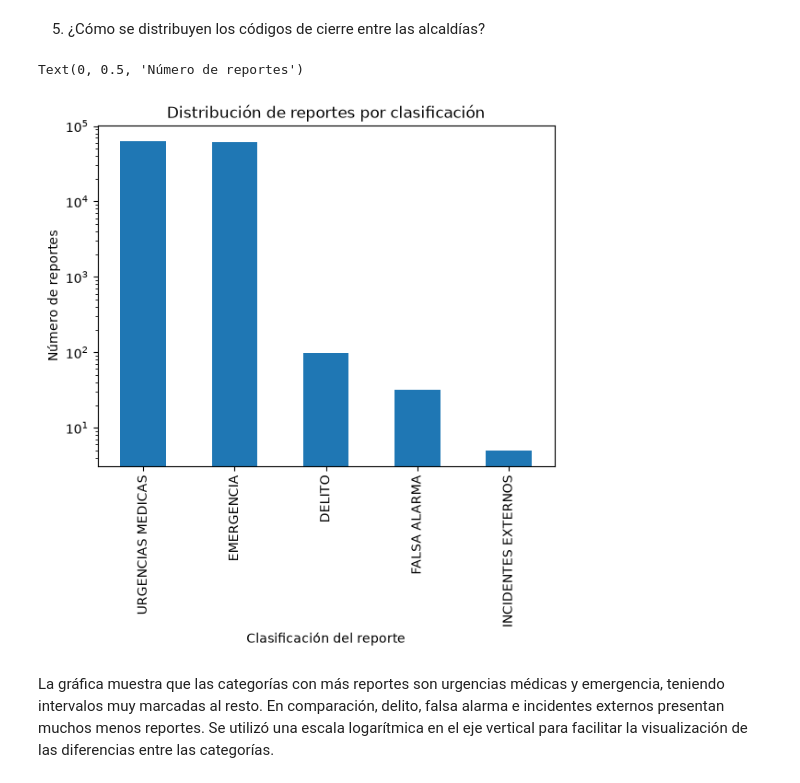
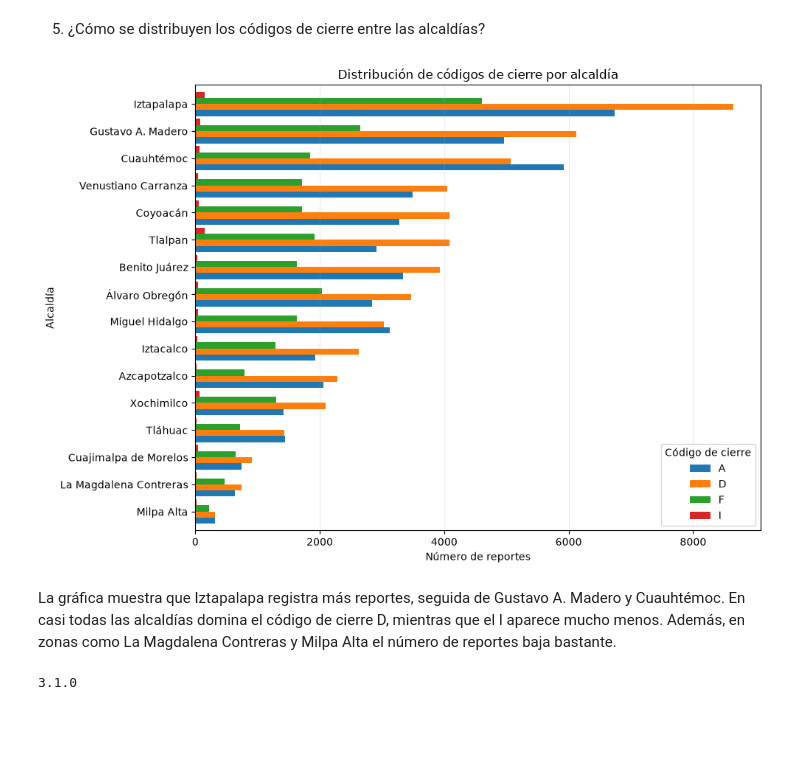
Before and after one commit to A01595270/ds-project-team5, a Jupyter notebook: notebooks/nb02_preguntas_visualizaciones.ipynb, the cells around one changed output. Cells and saved outputs as stored; diff of their text form; code cells hidden in the pictures; blank space fills up the shorter version.

```diff
--- a/notebooks/nb02_preguntas_visualizaciones.ipynb
+++ b/notebooks/nb02_preguntas_visualizaciones.ipynb
@@ -139,11 +145,23 @@ conteo_clasificacion = df["clas_con_f_alarma"].value_counts()
-# %%
-conteo_clasificacion.plot(kind="bar") # kind=bar: crear las barras para comparara las categorías
-plt.yscale("log") #cambia a escala log
-plt.title("Distribución de reportes por clasificación")
-plt.xlabel("Clasificación del reporte")
-plt.ylabel("Número de reportes")
-# %% [output]
-Text(0, 0.5, 'Número de reportes')
-[figure, removed]
+# %%
+tabla_cierre = pd.crosstab(df["alcaldia_catalogo"], df["codigo_cierre"])
+# %%
+tabla_cierre_ordenada = tabla_cierre.loc[
+    tabla_cierre.sum(axis=1).sort_values().index
+]
+tabla_cierre_ordenada.plot(kind="barh", figsize=(10, 7), width=0.9)
+plt.title("Distribución de códigos de cierre por alcaldía")
+plt.xlabel("Número de reportes")
+plt.ylabel("Alcaldía")
+plt.legend(title="Código de cierre")
+plt.grid(axis="x", alpha=0.25)
+plt.tight_layout()
+plt.show()
+# %% [output]
+[figure, added]
 # %% [markdown]
-La gráfica muestra que las categorías con más reportes son urgencias médicas y emergencia, teniendo intervalos muy marcadas al resto. En comparación, delito, falsa alarma e incidentes externos presentan muchos menos reportes. Se utilizó una escala logarítmica en el eje vertical para facilitar la visualización de las diferencias entre las categorías.
+La gráfica muestra que Iztapalapa registra más reportes, seguida de Gustavo A. Madero y Cuauhtémoc. En casi todas las alcaldías domina el código de cierre D, mientras que el I aparece mucho menos. Además, en zonas como La Magdalena Contreras y Milpa Alta el número de reportes baja bastante.
+# %%
+import pandas as pd
+print(pd.__version__)
+# %% [output]
+3.1.0
```
Also changed, not shown: parts of 7 cells of this notebook.
